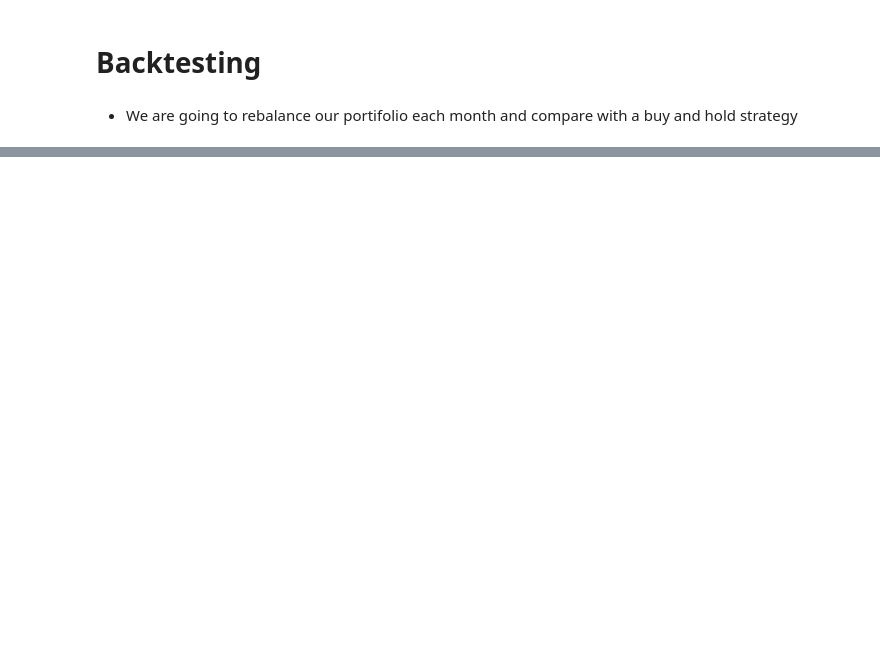
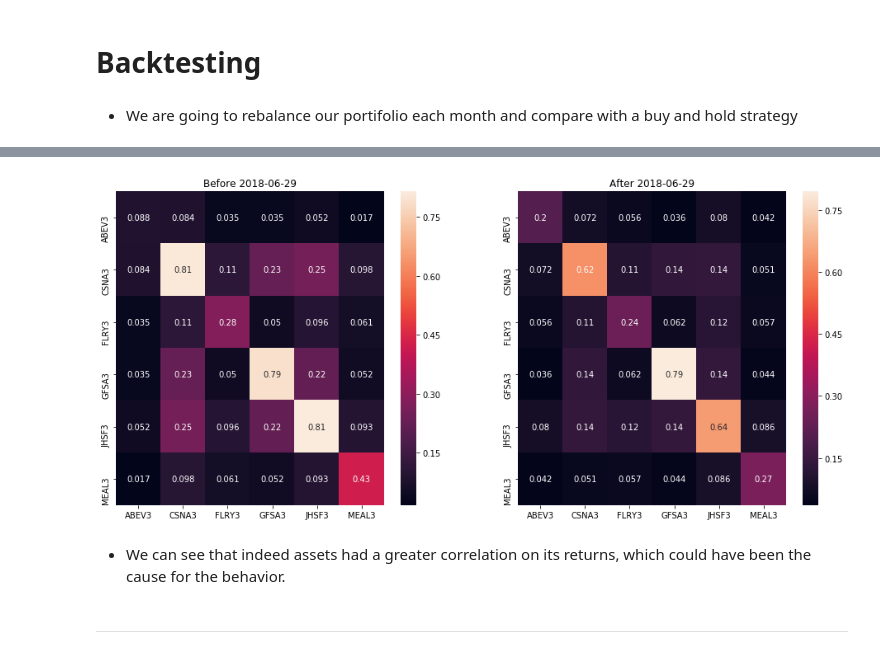
Before and after one commit to leoniloris/Portfolio-Optimization, a Jupyter notebook: portfolio optimization.ipynb, the cells around one changed output, grey strips where cells are left out. Saved outputs shown, nothing was run; the diff lists cells and outputs as text; code cells hidden in the pictures; blank space fills up the shorter version.

```diff
--- a/portfolio optimization.ipynb
+++ b/portfolio optimization.ipynb
@@ -260,0 +310,20 @@ plt.plot(capital_history)
+# %%
+Cov_before = get_returns(close_dayly_prices[:"2018-06-29"])\
+            .cov()\
+            .multiply(n_of_weekdays)
+
+Cov_after = get_returns(close_dayly_prices["2018-06-29":])\
+            .cov()\
+            .multiply(n_of_weekdays)
+# %%
+f, axes = plt.subplots(1, 2, figsize=(16, 7), sharex=True)
+sns.heatmap(Cov_before, annot=True, ax=axes[0]);
+sns.heatmap(Cov_after, annot=True, ax=axes[1]);
+axes[0].title.set_text('Before 2018-06-29')
+axes[1].title.set_text('After 2018-06-29')
+# %% [output]
+[figure, added]
+# %% [markdown]
+* We can see that indeed assets had a greater correlation on its returns, which could have been the cause for the behavior.
+# %% [markdown]
+____________________________________________________________________________________________________
```
Also changed, not shown: parts of 19 cells of this notebook.
